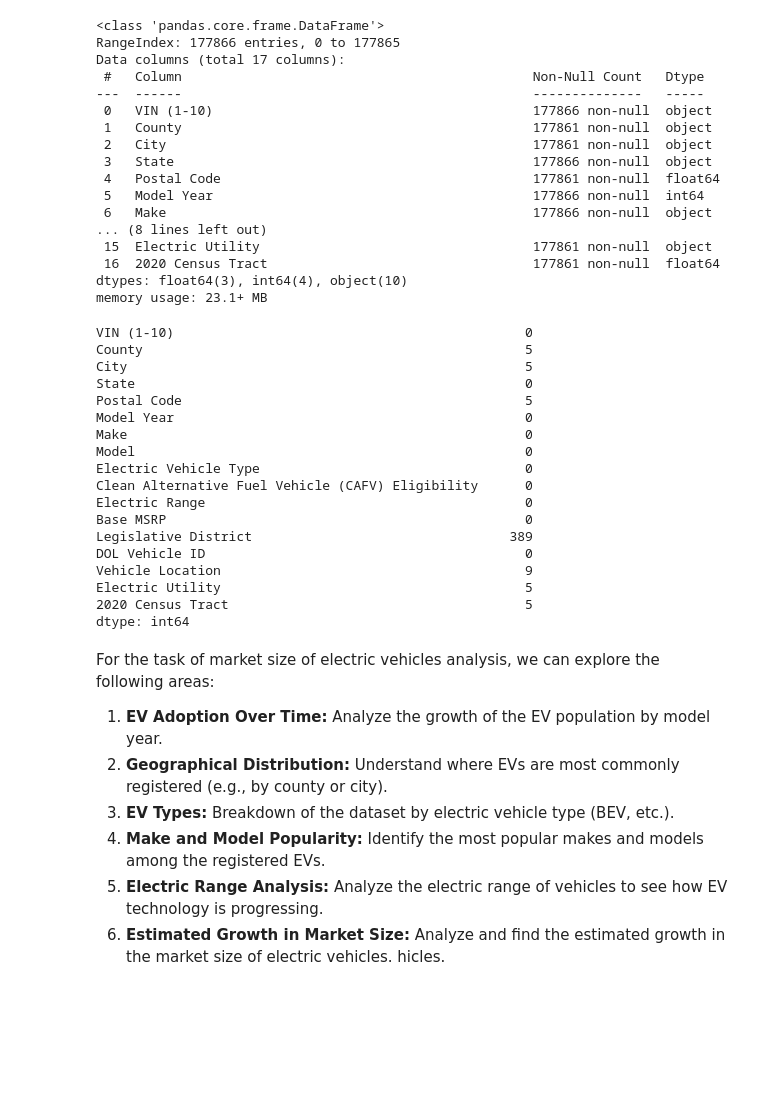
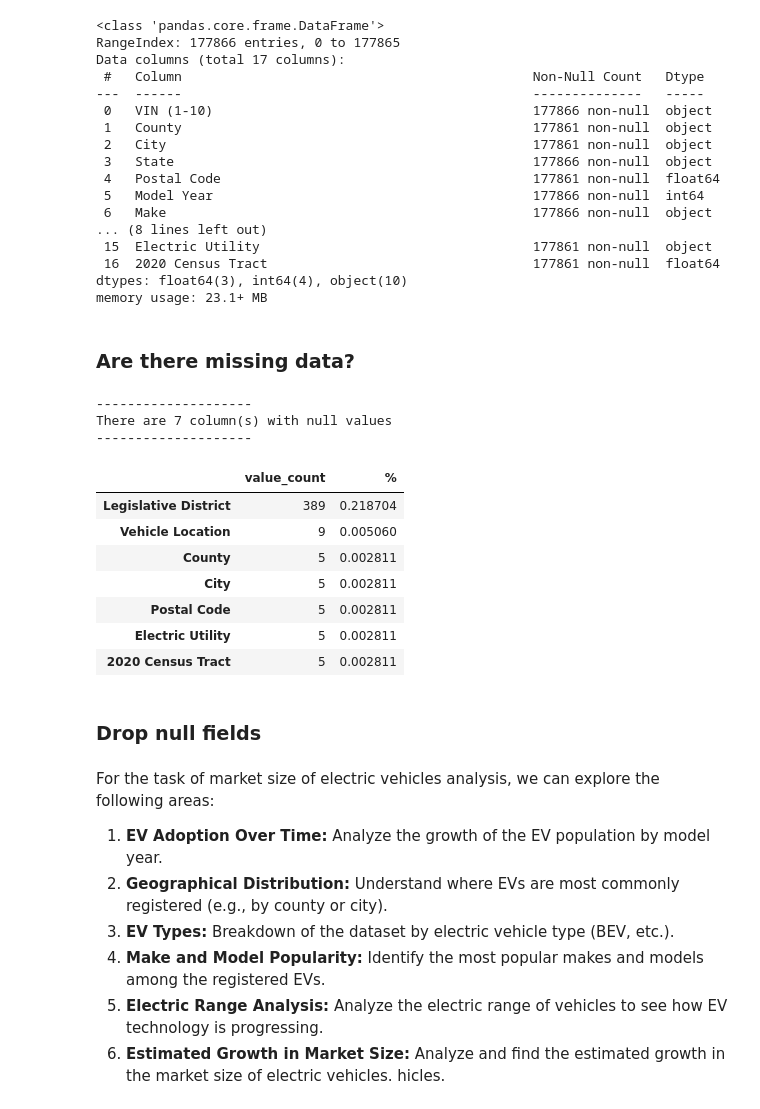
Before and after one commit to LuckyEjenaviSalomi/Data-Science_new, a Jupyter notebook: 0. Projects/1. Electric Vehicles Market Size Analysis/Electric Vehicles Market Size Analysis.ipynb, the cells around one changed output. Cells and saved outputs as stored; diff of their text form; code cells hidden in the pictures; blank space fills up the shorter version.

```diff
--- a/0. Projects/1. Electric Vehicles Market Size Analysis/Electric Vehicles Market Size Analysis.ipynb
+++ b/0. Projects/1. Electric Vehicles Market Size Analysis/Electric Vehicles Market Size Analysis.ipynb
@@ -100,27 +118,40 @@ Data columns (total 17 columns):
  16  2020 Census Tract                                  177861 non-null  float64
 dtypes: float64(3), int64(4), object(10)
 memory usage: 23.1+ MB
-# %%
-ev_data.isnull().sum()
-# %% [output]
-VIN (1-10)                                             0
-County                                                 5
-City                                                   5
-State                                                  0
-Postal Code                                            5
-Model Year                                             0
-Make                                                   0
-Model                                                  0
-Electric Vehicle Type                                  0
-Clean Alternative Fuel Vehicle (CAFV) Eligibility      0
-Electric Range                                         0
-Base MSRP                                              0
-Legislative District                                 389
-DOL Vehicle ID                                         0
-Vehicle Location                                       9
-Electric Utility                                       5
-2020 Census Tract                                      5
-dtype: int64
+# %% [markdown]
+### Are there missing data?
+# %%
+def display_missing_data_count(df_):
+    """
+    returns df of missing columns, value count and percentage of missing values
+    `df_`: Pandas DataFrame
+    """
+    import pandas as pd
+    null_columns_df = pd.DataFrame(df_.isnull().sum()[df_.isnull().sum() > 0], columns=['value_count'])
+    null_columns_df['%'] = (null_columns_df['value_count']/df_.shape[0]) * 100
+    null_columns_df.sort_values(by=['value_count'], ascending=False, inplace=True)
+    if len(null_columns_df):
+        msg = f'There are {null_columns_df.shape[0]} column(s) with null values'
+        print("-" * 20, msg, "-" * 20, sep='\n')
+        return null_columns_df
+    else:
+        print("You supplied blank DataFrame...")
+# %%
+display_missing_data_count(ev_data)
+# %% [output]
+--------------------
+There are 7 column(s) with null values
+--------------------
+|  | value_count | % |
+| Legislative District | 389 | 0.218704 |
+| Vehicle Location | 9 | 0.005060 |
+| County | 5 | 0.002811 |
+| City | 5 | 0.002811 |
+| Postal Code | 5 | 0.002811 |
+| Electric Utility | 5 | 0.002811 |
+| 2020 Census Tract | 5 | 0.002811 |
+# %% [markdown]
+### Drop null fields
 # %%
 ev_data.dropna(inplace=True)
 # %% [markdown]
```
Also changed, not shown: parts of 11 cells of this notebook.
